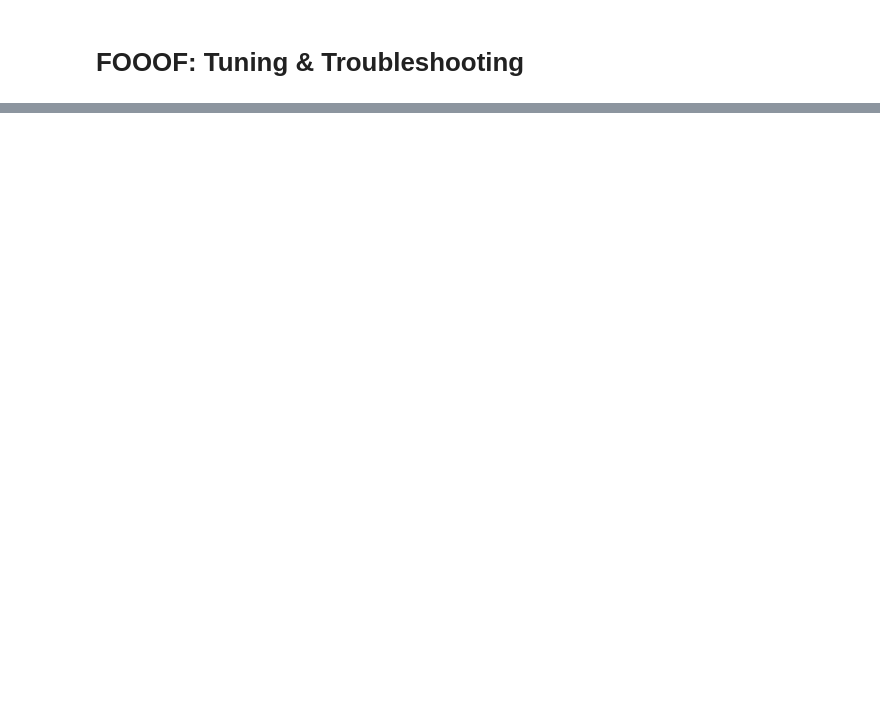
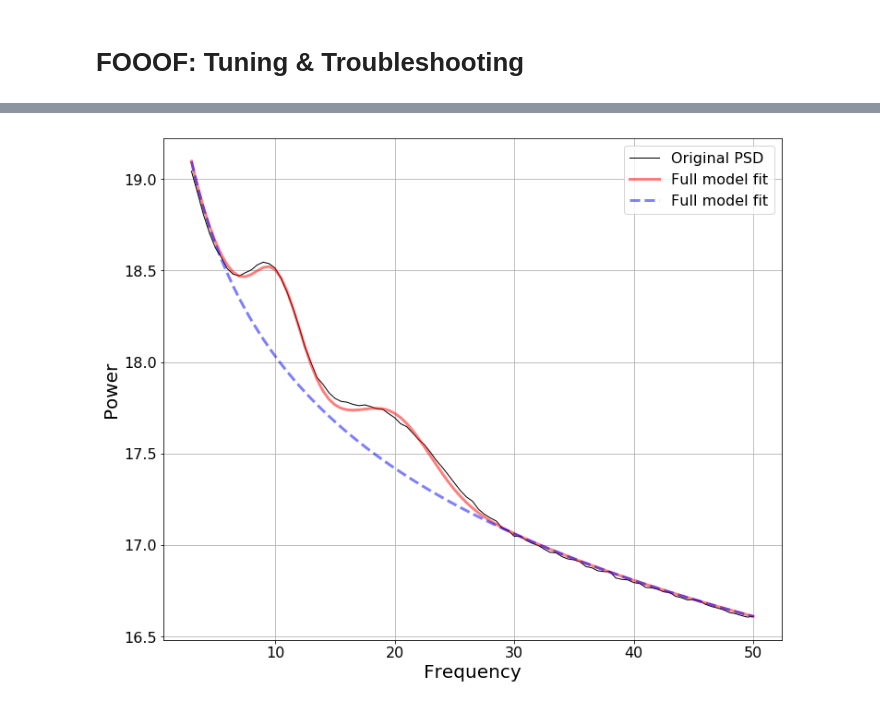
Before and after one commit to fooof-tools/fooof, a Jupyter notebook: tutorial/05-Tuning&Troubleshooting.ipynb, the cells around one changed output, grey strips where cells are left out. Cells and saved outputs as stored; diff of their text form; code cells hidden in the pictures; blank space fills up the shorter version.

```diff
--- a/tutorial/05-Tuning&Troubleshooting.ipynb
+++ b/tutorial/05-Tuning&Troubleshooting.ipynb
@@ -165,0 +220,3 @@ to_check
+# %%
+# Load FOOOFGroup
+fg = FOOOFGroup(bandwidth_limits=[1, 6])
@@ -165,0 +247,6 @@ to_check
+# %%
+# Find the index of the worst FOOOF fit from the group
+worst_fit_ind = np.argmax(fg.get_all_data('error'))
+
+# Extract this FOOOF fit from the group, into a FOOOF object, specifying to regenerate the full model
+fm = fg.get_fooof(worst_fit_ind, regenerate=True)
@@ -165,0 +281,17 @@ to_check
+# %%
+# Extract all fits that are above some error threshold, for further examination.
+#  You could
+to_check = []
+for ind, res in enumerate(fg):
+    if res.error > 0.010:
+        to_check.append(fg.get_fooof(ind, regenerate=True))
+
+# A more condensed version of the procedure above can also be used, like this:
+#to_check = [fg.get_fooof(ind, True) for ind, res in enumerate(fg) if res.error > 0.010]
+# %%
+# Loop through the problem fits, checking the plots, and saving out reports, to check later.
+for ind, fm in enumerate(to_check):
+    fm.plot()
+    fm.create_report('Report_ToCheck_#' + str(ind))
+# %% [output]
+[figure, added]
```
Also changed, not shown: parts of 48 cells of this notebook.
